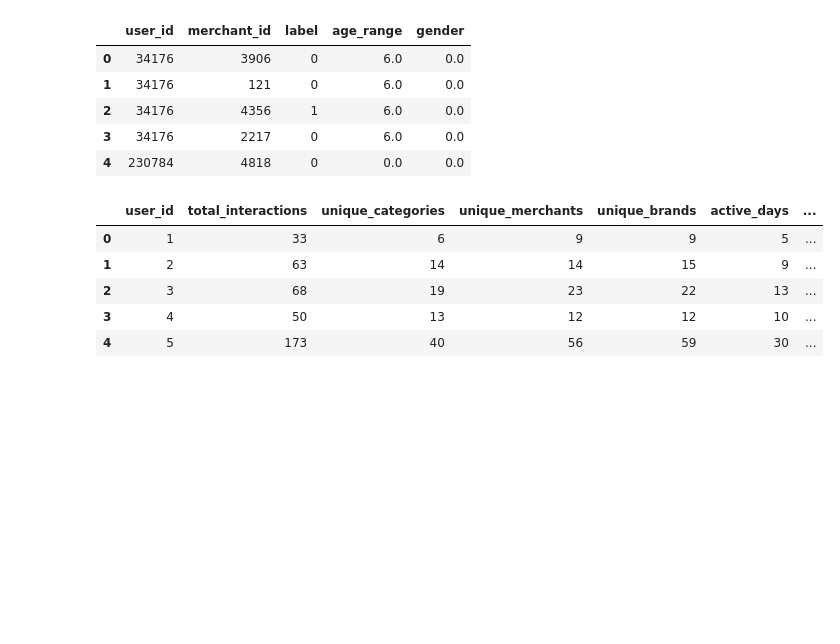
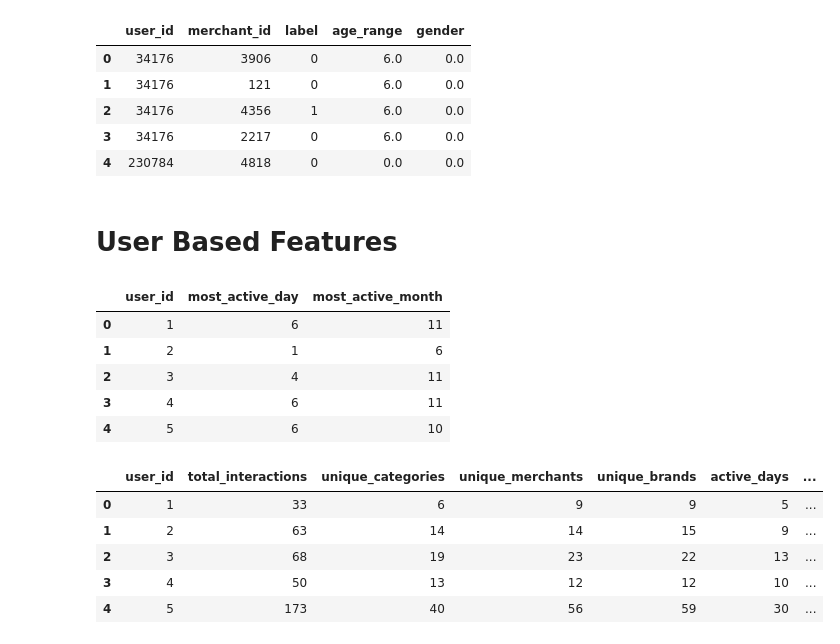
Before and after one commit to iaravagni/AIPI520_FinalProject, a Jupyter notebook: notebooks/experiment_sakshee.ipynb, the cells around one changed output. Cells and saved outputs as stored; diff of their text form; code cells hidden in the pictures; blank space fills up the shorter version.

```diff
--- a/notebooks/experiment_sakshee.ipynb
+++ b/notebooks/experiment_sakshee.ipynb
@@ -77,4 +83,23 @@ train.head()
 | 2 | 34176 | 4356 | 1 | 6.0 | 0.0 |
 | 3 | 34176 | 2217 | 0 | 6.0 | 0.0 |
 | 4 | 230784 | 4818 | 0 | 0.0 | 0.0 |
+# %% [markdown]
+# User Based Features
+# %%
+# Aggregating time-based features
+time_features = user_log.groupby('user_id').agg({
+    'day_of_week': lambda x: x.value_counts().idxmax(),  # Most common interaction day
+    'month': lambda x: x.value_counts().idxmax()         # Most active month
+}).reset_index()
+
+# Rename columns for clarity
+time_features.columns = ['user_id', 'most_active_day', 'most_active_month']
+time_features.head()
+# %% [output]
+|  | user_id | most_active_day | most_active_month |
+| 0 | 1 | 6 | 11 |
+| 1 | 2 | 1 | 6 |
+| 2 | 3 | 4 | 11 |
+| 3 | 4 | 6 | 11 |
+| 4 | 5 | 6 | 10 |
 # %%
```
Also changed, not shown: parts of 25 cells of this notebook.
